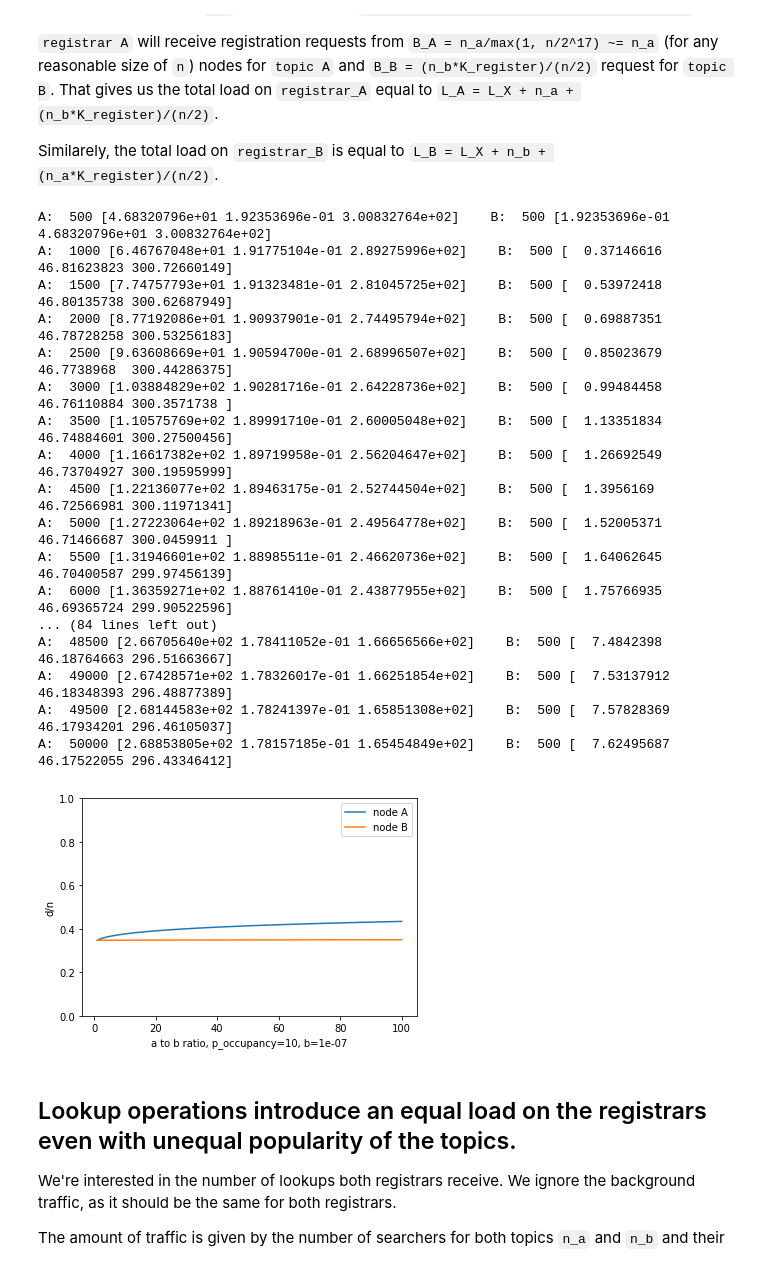
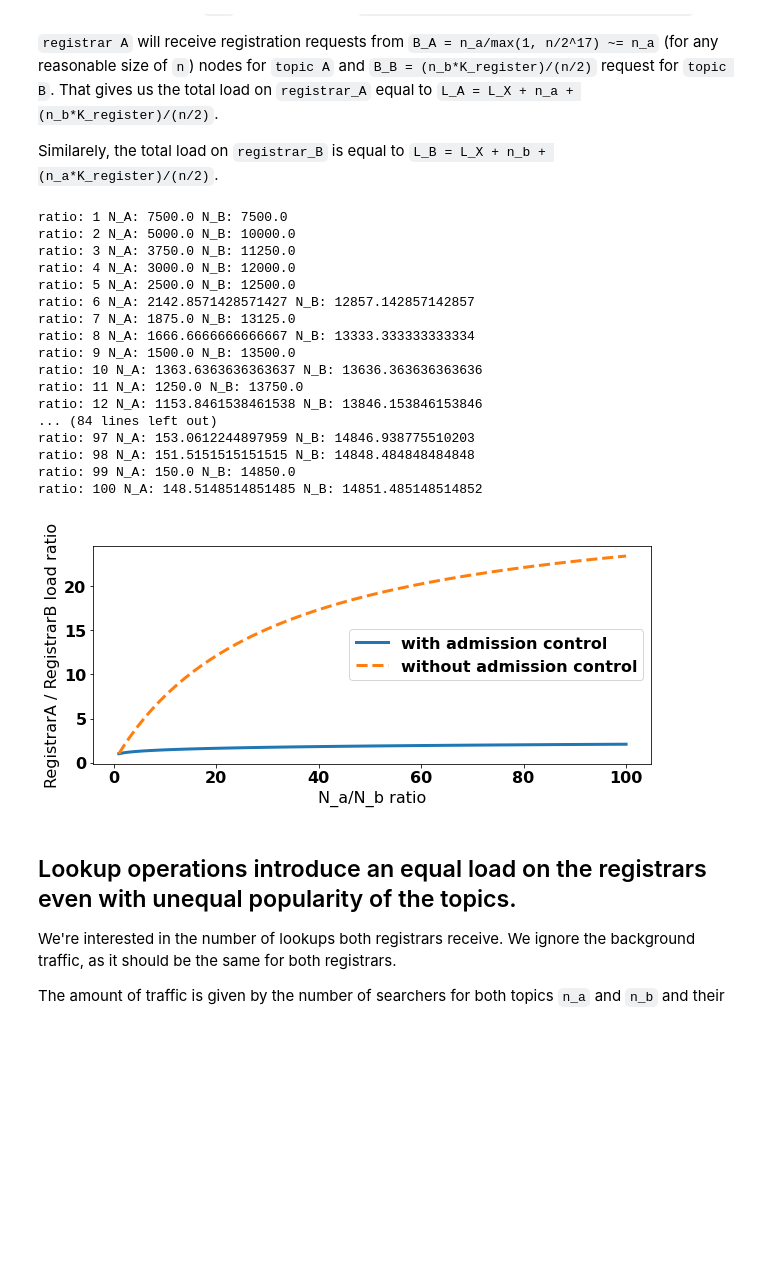
Before and after one commit to datahop/p2p-service-discovery, a Jupyter notebook: service-discovery/python/analysis_section.ipynb, the cells around one changed output. Drawn from its saved outputs; the diff is of its cells as text; code cells hidden in the pictures; blank space fills up the shorter version.

Commit message:
analysis figures

```diff
--- a/service-discovery/python/analysis_section.ipynb
+++ b/service-discovery/python/analysis_section.ipynb
@@ -113,9 +113,21 @@ Similarely, the total load on `registrar_B` is equal to `L_B = L_X + n_b + (n_a*
 import numpy as np
 import matplotlib.pyplot as plt
 from scipy.optimize import fsolve
+import matplotlib
 
-fig = plt.figure()
+font = {'family' : 'normal',
+        'weight' : 'bold',
+        'size'   : 16}
+
+
+matplotlib.rc('font', **font)
+matplotlib.rcParams['pdf.fonttype'] = 42
+matplotlib.rcParams['ps.fonttype'] = 42
+
+# Define the expression whose roots we want to find
+fig = plt.figure(figsize=(10, 4))
 ax = fig.add_subplot()
+
 
 n = 1000             # Table capacity
 p_occupancy = 10
@@ -125,11 +137,14 @@ N = 25000            # Network size
 K_register = 5       # Number of registrations per bucket
 N_A = 20             # Number of advertisers for topic A (will be overwritten in the for loop below)
 N_B = 500           # Number of advertisers for topic B
-R_X = 19000            # Background number of registrations
+N_A_B = 15000
+R_X = 100            # Background number of registrations
 
 x_vals = []
 y_vals_A = []
 y_vals_B = []
+y_vals_A_B = []
+y_vals_A_B_no_function = []
 
 # The d equations for registrar close to topic A.
 # This ignores the IP score, assuming that it is 0 ("worst case" of perfectly balanced addresses)
@@ -149,57 +164,69 @@ def equations_B(dvec):
     d_b = dvec[1]
     d_x = dvec[2]
     d = d_a + d_b + d_x
     t = 1 / (1 - d/n)**p_occupancy
     # Number of registrations that this registrar will get for topic A and B
     R_A = K_register* N_A / (N/2)
     R_B = N_B
     return [ R_A / (1+(b+d_a/d)*t) - d_a , R_B / (1+(b+d_b/d)*t) - d_b , R_X / (1+(b+d_x/d)*t) - d_x ]
 
 for a_to_b_ratio in range(1, 101):
     # Number of advertisers for topic A
-    N_A = a_to_b_ratio * N_B
+    N_A = N_A_B / (1+a_to_b_ratio)
+    N_B = N_A_B - N_A
+    print("ratio:", a_to_b_ratio, "N_A:", N_A, "N_B:", N_B)
+    #N_A = a_to_b_ratio * N_B
+
 
     x_vals.append(a_to_b_ratio)
 
     # This seems to be very sensitive to the initial guess!
 
     dvec_solutionA = fsolve(equations_A, [100,100,50])
     d_solutionA = dvec_solutionA[0]+dvec_solutionA[1]+dvec_solutionA[2]
     y_vals_A.append(d_solutionA/n)
 
     dvec_solutionB = fsolve(equations_B, [100,300,50])
     d_solutionB = dvec_solutionB[0]+dvec_solutionB[1]+dvec_solutionB[2]
     y_vals_B.append(d_solutionB/n)
-    print("A: ",N_A,dvec_solutionA, "   B: ",N_B,dvec_solutionB)
+    #print("A: ",N_A,dvec_solutionA, "   B: ",N_B,dvec_solutionB)
 
-ax.plot(x_vals, y_vals_A, label="node A")
-ax.plot(x_vals, y_vals_B, label="node B")
+    y_vals_A_B.append(d_solutionB/d_solutionA)
 
-plt.ylabel("d/n")
-plt.xlabel("a to b ratio, p_occupancy=" + str(p_occupancy) + ", b=" + str(b))
+    traffic_A =  N_A + (N_B * K_register) / (N/2) + R_X
+    traffic_B =  N_B + (N_A * K_register) / (N/2) + R_X
+    y_vals_A_B_no_function.append(traffic_B/traffic_A)
 
-plt.ylim(0, 1)
+#ax.plot(x_vals, y_vals_A, label="node A")
+#ax.plot(x_vals, y_vals_B, label="node B")
+ax.plot(x_vals, y_vals_A_B, label="with admission control", linewidth = 3, linestyle = "-")
+ax.plot(x_vals, y_vals_A_B_no_function, label="without admission control", linewidth = 3, linestyle = "--")
+
+plt.ylabel("RegistrarA / RegistrarB load ratio")
+plt.xlabel("N_a/N_b ratio")#, p_occupancy=" + str(p_occupancy) + ", b=" + str(b))
+
+#plt.ylim(0, 1)
 plt.legend()
 plt.show()
 # %% [output]
-A:  500 [4.68320796e+01 1.92353696e-01 3.00832764e+02]    B:  500 [1.92353696e-01 4.68320796e+01 3.00832764e+02]
-A:  1000 [6.46767048e+01 1.91775104e-01 2.89275996e+02]    B:  500 [  0.37146616  46.81623823 300.72660149]
-A:  1500 [7.74757793e+01 1.91323481e-01 2.81045725e+02]    B:  500 [  0.53972418  46.80135738 300.62687949]
-A:  2000 [8.77192086e+01 1.90937901e-01 2.74495794e+02]    B:  500 [  0.69887351  46.78728258 300.53256183]
-A:  2500 [9.63608669e+01 1.90594700e-01 2.68996507e+02]    B:  500 [  0.85023679  46.7738968  300.44286375]
-A:  3000 [1.03884829e+02 1.90281716e-01 2.64228736e+02]    B:  500 [  0.99484458  46.76110884 300.3571738 ]
-A:  3500 [1.10575769e+02 1.89991710e-01 2.60005048e+02]    B:  500 [  1.13351834  46.74884601 300.27500456]
-A:  4000 [1.16617382e+02 1.89719958e-01 2.56204647e+02]    B:  500 [  1.26692549  46.73704927 300.19595999]
-A:  4500 [1.22136077e+02 1.89463175e-01 2.52744504e+02]    B:  500 [  1.3956169   46.72566981 300.11971341]
-A:  5000 [1.27223064e+02 1.89218963e-01 2.49564778e+02]    B:  500 [  1.52005371  46.71466687 300.0459911 ]
-A:  5500 [1.31946601e+02 1.88985511e-01 2.46620736e+02]    B:  500 [  1.64062645  46.70400587 299.97456139]
-A:  6000 [1.36359271e+02 1.88761410e-01 2.43877955e+02]    B:  500 [  1.75766935  46.69365724 299.90522596]
+ratio: 1 N_A: 7500.0 N_B: 7500.0
+ratio: 2 N_A: 5000.0 N_B: 10000.0
+ratio: 3 N_A: 3750.0 N_B: 11250.0
+ratio: 4 N_A: 3000.0 N_B: 12000.0
+ratio: 5 N_A: 2500.0 N_B: 12500.0
+ratio: 6 N_A: 2142.8571428571427 N_B: 12857.142857142857
+ratio: 7 N_A: 1875.0 N_B: 13125.0
+ratio: 8 N_A: 1666.6666666666667 N_B: 13333.333333333334
+ratio: 9 N_A: 1500.0 N_B: 13500.0
+ratio: 10 N_A: 1363.6363636363637 N_B: 13636.363636363636
+ratio: 11 N_A: 1250.0 N_B: 13750.0
+ratio: 12 N_A: 1153.8461538461538 N_B: 13846.153846153846
 ... (84 lines left out)
-A:  48500 [2.66705640e+02 1.78411052e-01 1.66656566e+02]    B:  500 [  7.4842398   46.18764663 296.51663667]
-A:  49000 [2.67428571e+02 1.78326017e-01 1.66251854e+02]    B:  500 [  7.53137912  46.18348393 296.48877389]
-A:  49500 [2.68144583e+02 1.78241397e-01 1.65851308e+02]    B:  500 [  7.57828369  46.17934201 296.46105037]
-A:  50000 [2.68853805e+02 1.78157185e-01 1.65454849e+02]    B:  500 [  7.62495687  46.17522055 296.43346412]
+ratio: 97 N_A: 153.0612244897959 N_B: 14846.938775510203
+ratio: 98 N_A: 151.5151515151515 N_B: 14848.484848484848
+ratio: 99 N_A: 150.0 N_B: 14850.0
+ratio: 100 N_A: 148.5148514851485 N_B: 14851.485148514852
-[figure, old version]
+[figure, new version]
 # %% [markdown]
 ## Lookup operations introduce an equal load on the registrars even with unequal popularity of the topics.
 We're interested in the number of lookups both registrars receive. We ignore the background traffic, as it should be the same for both registrars.
```
Also changed, not shown: parts of 1 cell of this notebook, 1 other file.
